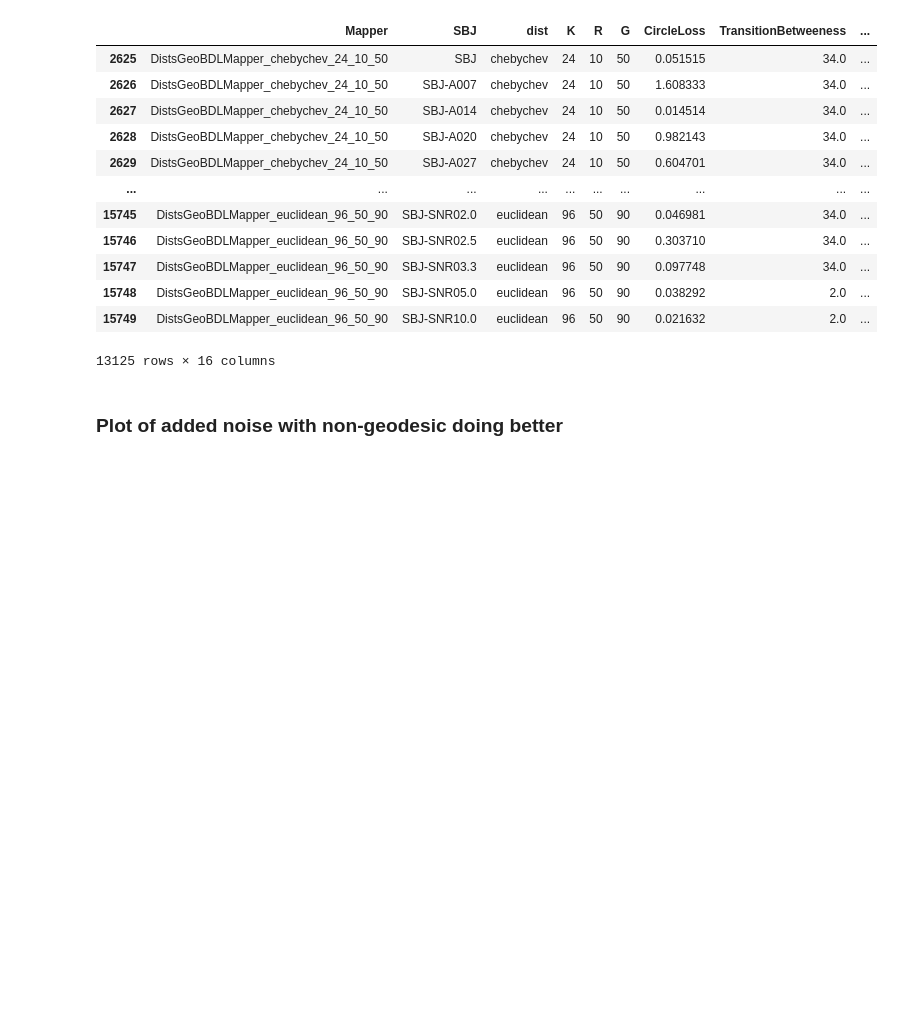
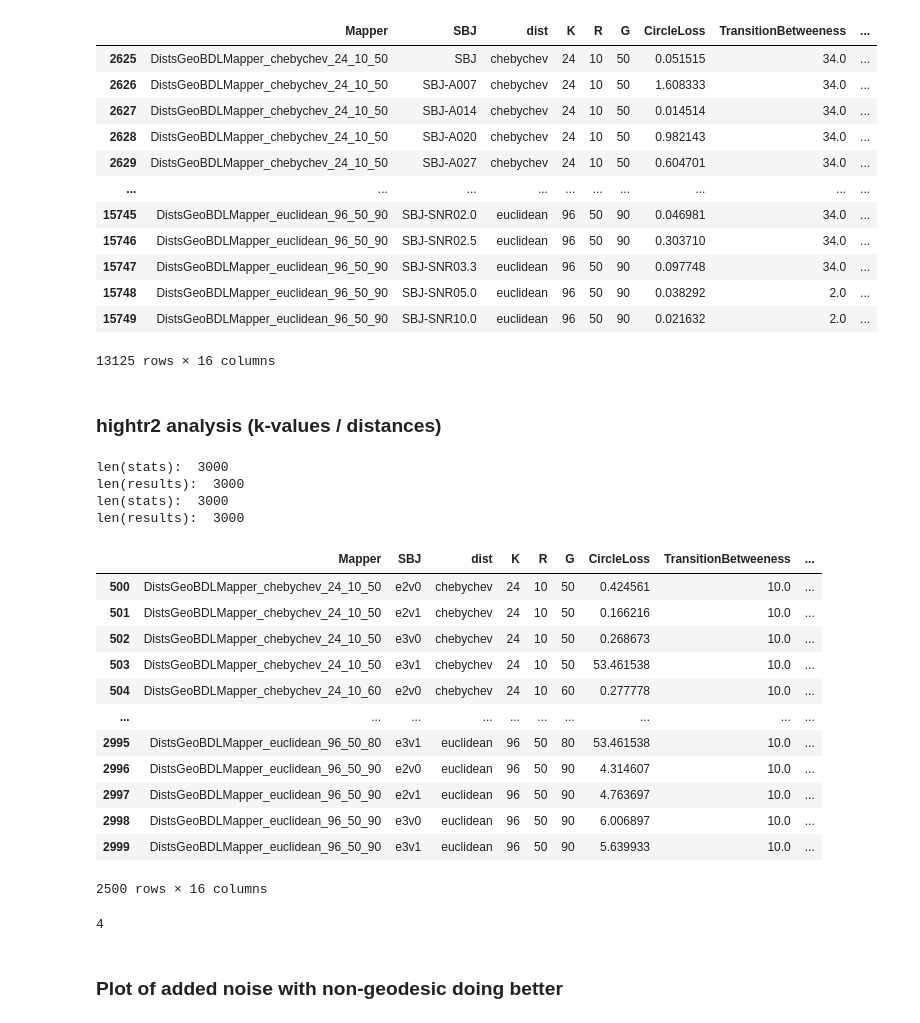
Before and after one commit to braindynamicslab/demapper, a Jupyter notebook: notebooks/evaluate_analysis_w3c.ipynb, the cells around one changed output. Saved outputs shown, nothing was run; the diff lists cells and outputs as text; code cells hidden in the pictures; blank space fills up the shorter version.

Commit message:
Add new config to run on the HighTR dataset

```diff
--- a/notebooks/evaluate_analysis_w3c.ipynb
+++ b/notebooks/evaluate_analysis_w3c.ipynb
@@ -1268,3 +1468,60 @@ df_geo
 | 15748 | DistsGeoBDLMapper_euclidean_96_50_90 | SBJ-SNR05.0 | euclidean | 96 | 50 | 90 | 0.038292 | 2.0 | ... |
 | 15749 | DistsGeoBDLMapper_euclidean_96_50_90 | SBJ-SNR10.0 | euclidean | 96 | 50 | 90 | 0.021632 | 2.0 | ... |
 13125 rows × 16 columns
+# %% [markdown]
+### hightr2 analysis (k-values / distances)
+# %%
+import random
+from scipy import stats
+
+
+sns.set(font_scale=1.5)
+sns.set_style(style='white')
+
+dists = ['chebychev', 'correlation', 'cosine', 'cityblock', 'euclidean']
+
+PICKED_DATASET = 'hightr2_w3cv5lens2_fast'
+datadir = DATASETS[PICKED_DATASET]
+stats_path = os.path.join(datadir, 'compute_stats-combined.csv')
+results_path = os.path.join(datadir, 'scores-all.csv')
+
+# Extract geodesic distances mappers
+filter_by = FILTERS[PICKED_DATASET][0]
+df_geo, max_values = extract_dataset(stats_path, results_path, filter_by, extract_params_f)
+target_metrics_limits_geo = {
+    'TransitionBetweeness': [0, max_values['TransitionBetweeness'] * 0.99], # Need the data first, add later
+    'coverage_nodes': [0.7, 1.0],
+    'distances_entropy': [2.0, 10000.0],
+    'hrfdur_stat': [0.15, 1.0],
+}
+
+# Extract non-geodesic distances mappers
+filter_by = FILTERS[PICKED_DATASET][1]
+df_nongeo, max_values = extract_dataset(stats_path, results_path, filter_by, extract_params_f)
+target_metrics_limits_nongeo = {
+    'TransitionBetweeness': [0, max_values['TransitionBetweeness'] * 0.99], # Need the data first, add later
+    'coverage_nodes': [0.7, 1.0],
+    'distances_entropy': [2.0, 10000.0],
+    'hrfdur_stat': [0.15, 1.0],
+}
+# %% [output]
+len(stats):  3000
+len(results):  3000
+len(stats):  3000
+len(results):  3000
+# %%
+df_geo
+# %% [output]
+|  | Mapper | SBJ | dist | K | R | G | CircleLoss | TransitionBetweeness | ... |
+| 500 | DistsGeoBDLMapper_chebychev_24_10_50 | e2v0 | chebychev | 24 | 10 | 50 | 0.424561 | 10.0 | ... |
+| 501 | DistsGeoBDLMapper_chebychev_24_10_50 | e2v1 | chebychev | 24 | 10 | 50 | 0.166216 | 10.0 | ... |
+| 502 | DistsGeoBDLMapper_chebychev_24_10_50 | e3v0 | chebychev | 24 | 10 | 50 | 0.268673 | 10.0 | ... |
+| 503 | DistsGeoBDLMapper_chebychev_24_10_50 | e3v1 | chebychev | 24 | 10 | 50 | 53.461538 | 10.0 | ... |
+| 504 | DistsGeoBDLMapper_chebychev_24_10_60 | e2v0 | chebychev | 24 | 10 | 60 | 0.277778 | 10.0 | ... |
+| ... | ... | ... | ... | ... | ... | ... | ... | ... | ... |
+| 2995 | DistsGeoBDLMapper_euclidean_96_50_80 | e3v1 | euclidean | 96 | 50 | 80 | 53.461538 | 10.0 | ... |
+| 2996 | DistsGeoBDLMapper_euclidean_96_50_90 | e2v0 | euclidean | 96 | 50 | 90 | 4.314607 | 10.0 | ... |
+| 2997 | DistsGeoBDLMapper_euclidean_96_50_90 | e2v1 | euclidean | 96 | 50 | 90 | 4.763697 | 10.0 | ... |
+| 2998 | DistsGeoBDLMapper_euclidean_96_50_90 | e3v0 | euclidean | 96 | 50 | 90 | 6.006897 | 10.0 | ... |
+| 2999 | DistsGeoBDLMapper_euclidean_96_50_90 | e3v1 | euclidean | 96 | 50 | 90 | 5.639933 | 10.0 | ... |
+2500 rows × 16 columns
@@ -1270,0 +1561,6 @@ df_geo
+# %%
+counts_df = pd.DataFrame(data=table)
+
+counts_df['count'].max()
+# %% [output]
+4
```
Also changed, not shown: parts of 12 cells of this notebook, 6 other files.
